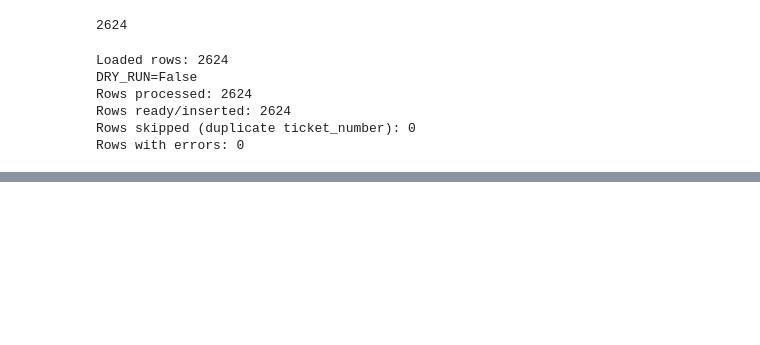
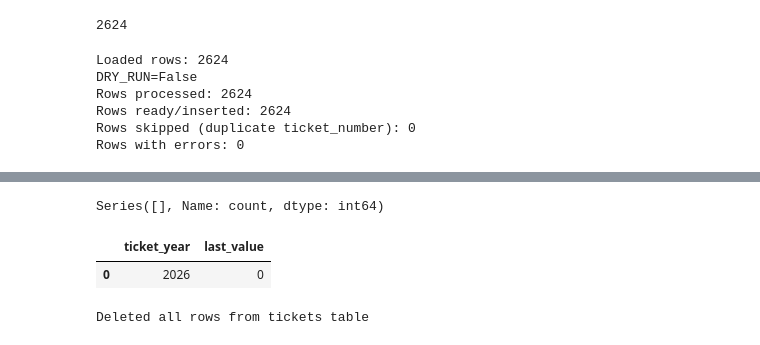
Before and after one commit to Pranava-mre/McCraken-Ticket-System, a Jupyter notebook: database.ipynb, the cells around one changed output, grey strips where cells are left out. Cells and saved outputs as stored; diff of their text form; code cells hidden in the pictures; blank space fills up the shorter version.

```diff
--- a/database.ipynb
+++ b/database.ipynb
@@ -1640,0 +1672,16 @@ conn.close()
+# %%
+import pandas as pd
+import psycopg2
+import os
+from dotenv import load_dotenv
+load_dotenv()
+conn = psycopg2.connect(
+    host=os.getenv("PGHOST", "").strip(),
+    database=os.getenv("PGDATABASE", "").strip(),
+    user=os.getenv("PGUSER", "").strip(),
+    password=os.getenv("PGPASSWORD", "").strip(),
+    port=int(os.getenv("PGPORT", "5432").strip()),
+    sslmode=os.getenv("PGSSLMODE", "require").strip() or "require",
+)
+
+cur = conn.cursor()
@@ -1640,0 +1691,12 @@ conn.close()
+# %%
+df_tickets['pdf_path'].value_counts(dropna=False)
+# %% [output]
+Series([], Name: count, dtype: int64)
+# %%
+df_ticket_sequence = pd.read_sql_query("SELECT * FROM ticket_sequence", conn)
+df_ticket_sequence = df_ticket_sequence.replace({"NaN": pd.NA, "nan": pd.NA})
+# %%
+df_ticket_sequence
+# %% [output]
+|  | ticket_year | last_value |
+| 0 | 2026 | 0 |
@@ -1640,0 +1708,8 @@ conn.close()
+# %%
+cur = conn.cursor()
+cur.execute("DELETE FROM tickets")
+conn.commit()
+print(f"Deleted all rows from tickets table")
+cur.close()
+# %% [output]
+Deleted all rows from tickets table
```
Also changed, not shown: parts of 26 cells of this notebook, 7 other files.
